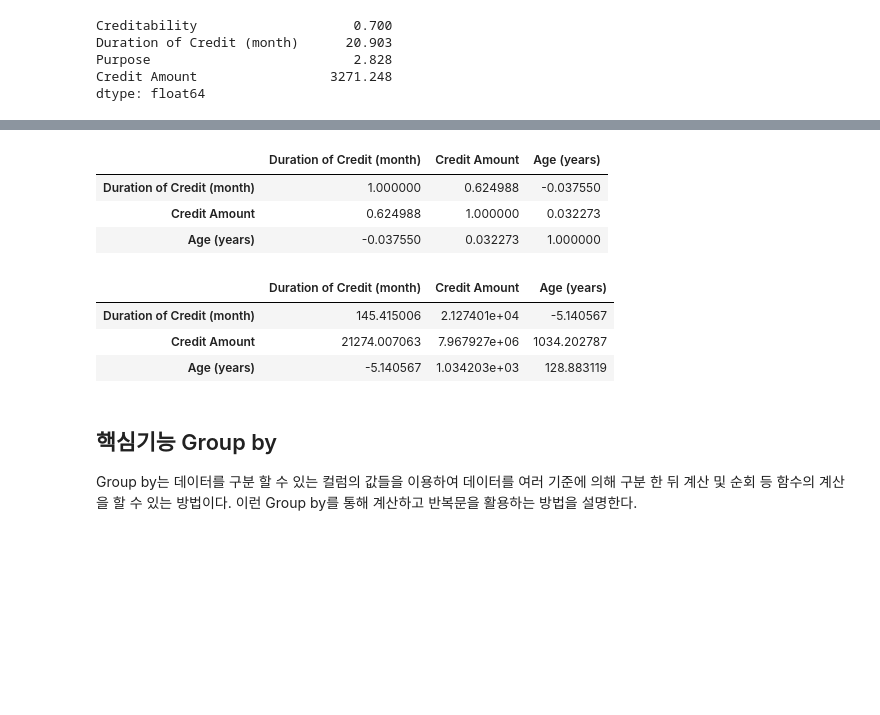
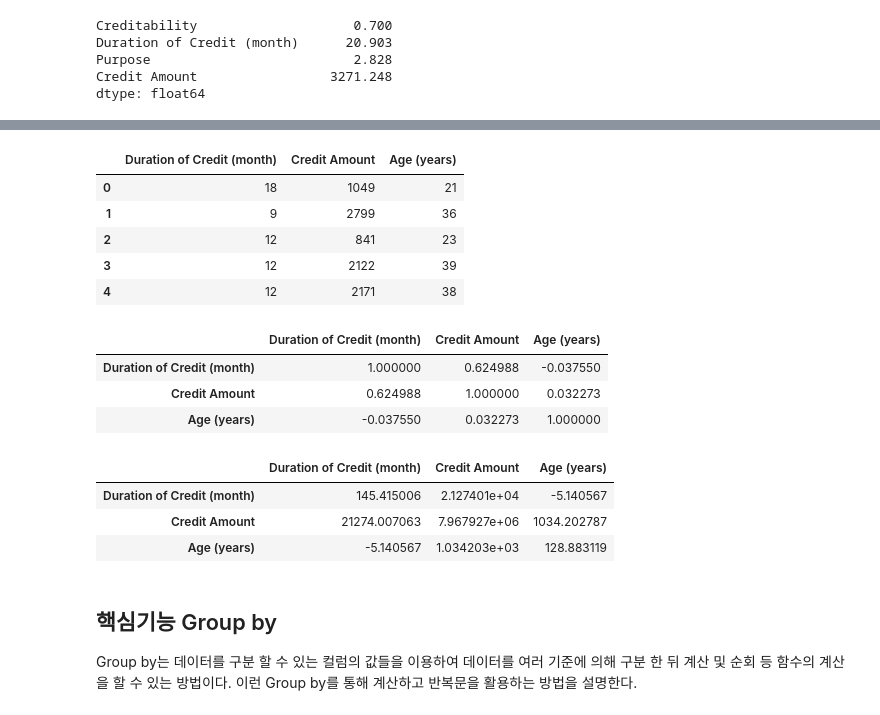
Before and after one commit to moung1012/HelloAI, a Jupyter notebook: Pre-Courses/Pandas.ipynb, the cells around one changed output, grey strips where cells are left out. Drawn from its saved outputs; the diff is of its cells as text; code cells hidden in the pictures; blank space fills up the shorter version.

```diff
--- a/Pre-Courses/Pandas.ipynb
+++ b/Pre-Courses/Pandas.ipynb
@@ -507,19 +510,30 @@ german_sample.describe
 # %%
 german_sample=german[['Duration of Credit (month)','Credit Amount','Age (years)']]
 # %%
-german_sample.corr()
+german_sample.head()
 # %% [output]
 |  | Duration of Credit (month) | Credit Amount | Age (years) |
-| Duration of Credit (month) | 1.000000 | 0.624988 | -0.037550 |
-| Credit Amount | 0.624988 | 1.000000 | 0.032273 |
-| Age (years) | -0.037550 | 0.032273 | 1.000000 |
+| 0 | 18 | 1049 | 21 |
+| 1 | 9 | 2799 | 36 |
+| 2 | 12 | 841 | 23 |
+| 3 | 12 | 2122 | 39 |
+| 4 | 12 | 2171 | 38 |
-# %%
-german_sample.cov()
-# %% [output]
-|  | Duration of Credit (month) | Credit Amount | Age (years) |
-| Duration of Credit (month) | 145.415006 | 2.127401e+04 | -5.140567 |
-| Credit Amount | 21274.007063 | 7.967927e+06 | 1034.202787 |
-| Age (years) | -5.140567 | 1.034203e+03 | 128.883119 |
+# %%
+#상관계수
+german_sample.corr()
+# %% [output]
+|  | Duration of Credit (month) | Credit Amount | Age (years) |
+| Duration of Credit (month) | 1.000000 | 0.624988 | -0.037550 |
+| Credit Amount | 0.624988 | 1.000000 | 0.032273 |
+| Age (years) | -0.037550 | 0.032273 | 1.000000 |
+# %%
+#공분산
+german_sample.cov()
+# %% [output]
+|  | Duration of Credit (month) | Credit Amount | Age (years) |
+| Duration of Credit (month) | 145.415006 | 2.127401e+04 | -5.140567 |
+| Credit Amount | 21274.007063 | 7.967927e+06 | 1034.202787 |
+| Age (years) | -5.140567 | 1.034203e+03 | 128.883119 |
 # %% [markdown]
 ## 핵심기능 Group by
 
```
Also changed, not shown: parts of 11 cells of this notebook, 3 other files.
